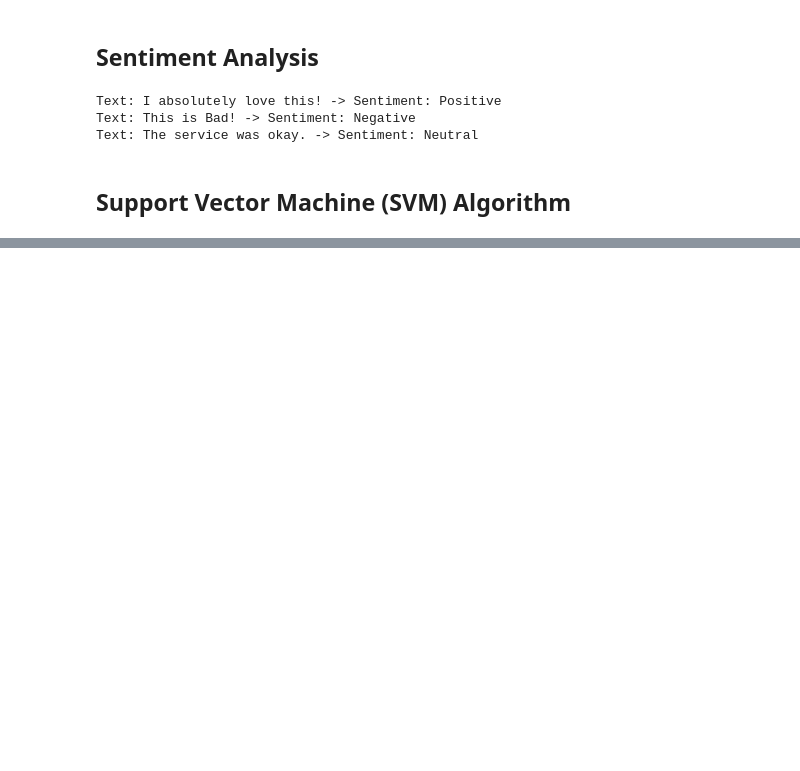
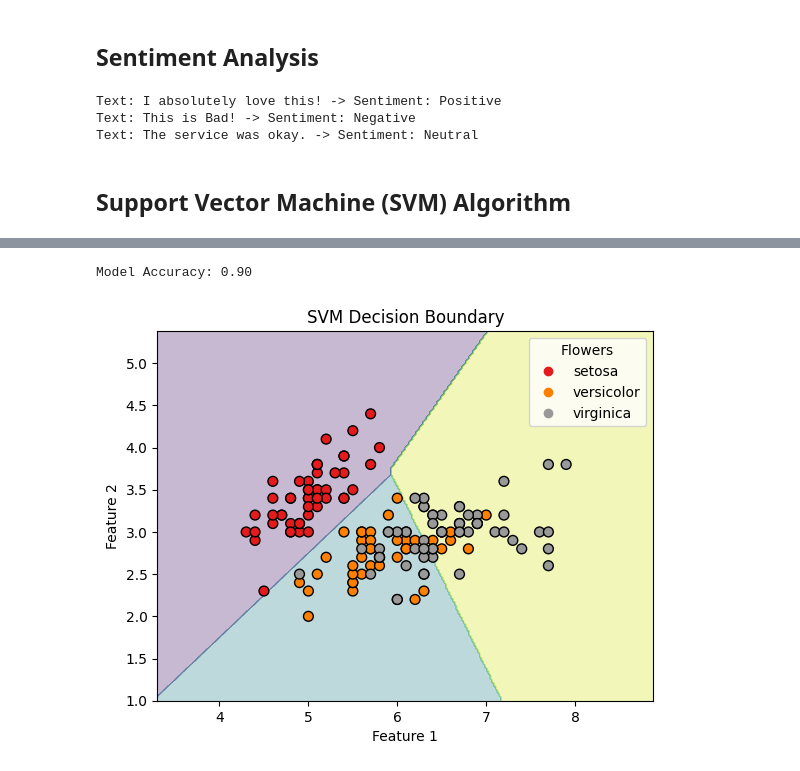
Before and after one commit to sounddrill31/jupyter-learning, a Jupyter notebook: Class7-PartA.ipynb, the cells around one changed output, grey strips where cells are left out. Cells and saved outputs as stored; diff of their text form; code cells hidden in the pictures; blank space fills up the shorter version.

Commit message:
Add Legend To Graph for SVM

```diff
--- a/Class7-PartA.ipynb
+++ b/Class7-PartA.ipynb
@@ -105,0 +58,55 @@ Model Accuracy: 0.90
+# %%
+import numpy as np
+import matplotlib.pyplot as plt
+from sklearn import datasets
+from sklearn.model_selection import train_test_split
+from sklearn.svm import SVC
+from sklearn.metrics import accuracy_score
+
+# Load dataset
+iris = datasets.load_iris()
+X = iris.data[:, :2]  # Using only first two features for easy visualization
+y = iris.target
+
+# Split dataset into training & testing sets
+X_train, X_test, y_train, y_test = train_test_split(X, y, test_size=0.2, random_state=42)
+
+# Train SVM classifier
+svm_model = SVC(kernel='linear')  # You can try 'rbf', 'poly', etc.
+svm_model.fit(X_train, y_train)
+
+# Predictions
+y_pred = svm_model.predict(X_test)
+
+# Accuracy Score
+accuracy = accuracy_score(y_test, y_pred)
+print(f"Model Accuracy: {accuracy:.2f}")
+
+# Plot Decision Boundary
+def plot_decision_boundary(X, y, model):
+    h = .02  # Step size in the mesh
+    x_min, x_max = X[:, 0].min() - 1, X[:, 0].max() + 1
+    y_min, y_max = X[:, 1].min() - 1, X[:, 1].max() + 1
+    xx, yy = np.meshgrid(np.arange(x_min, x_max, h), np.arange(y_min, y_max, h))
+
+    Z = model.predict(np.c_[xx.ravel(), yy.ravel()])
+    Z = Z.reshape(xx.shape)
+
+    plt.contourf(xx, yy, Z, alpha=0.3)
+
+    # Create a scatter plot for the training points
+    scatter = plt.scatter(X[:, 0], X[:, 1], c=y, edgecolors='k', marker='o', s=50, cmap=plt.cm.Set1)
+
+    # Create a legend
+    handles, labels = scatter.legend_elements()
+    plt.legend(handles, iris.target_names, title="Flowers")
+
+    plt.xlabel("Feature 1")
+    plt.ylabel("Feature 2")
+    plt.title("SVM Decision Boundary")
+    plt.show()
+
+plot_decision_boundary(X, y, svm_model)
+# %% [output]
+Model Accuracy: 0.90
+[figure, added]
```
Also changed, not shown: parts of 1 cell of this notebook.
